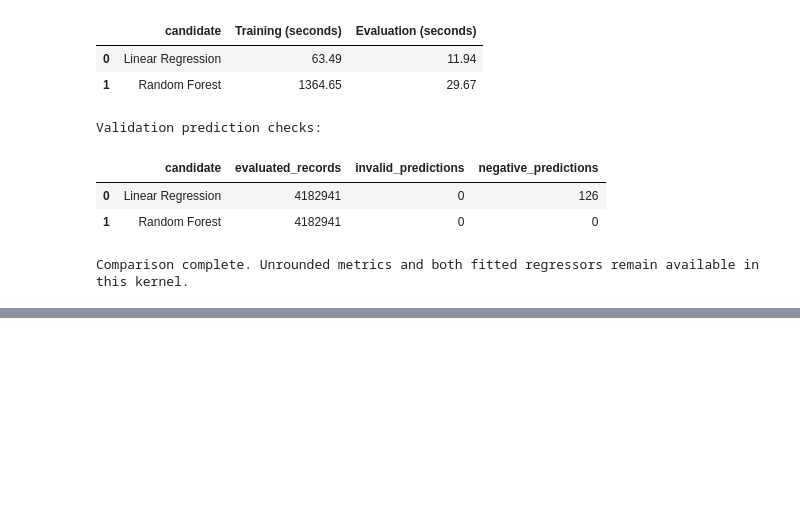
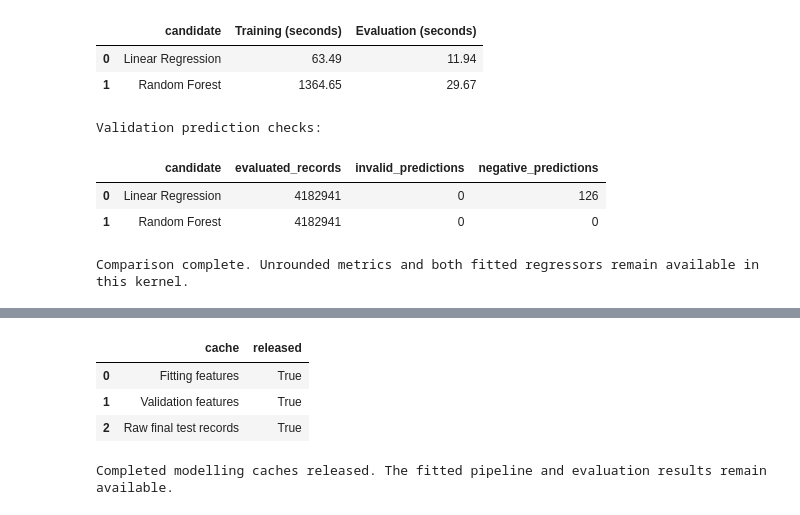
Before and after one commit to hncha9-eng/ITO5202_Ass2_27602966, a Jupyter notebook: assessment2.ipynb, the cells around one changed output, grey strips where cells are left out. Cells and saved outputs as stored; diff of their text form; code cells hidden in the pictures; blank space fills up the shorter version.

```diff
--- a/assessment2.ipynb
+++ b/assessment2.ipynb
@@ -4514,0 +4913,39 @@ generalisation.
+# %%
+assert final_test_result["evaluated_records"] == test_record_count
+assert final_test_result["invalid_predictions"] == 0
+
+cache_cleanup_records = []
+
+for cache_name, cached_df in [
+    ("Fitting features", fit_features_df),
+    ("Validation features", validation_features_df),
+    ("Raw final test records", test_df),
+]:
+    cached_df.unpersist(blocking=True)
+
+    cache_released = (
+        not cached_df.storageLevel.useDisk
+        and not cached_df.storageLevel.useMemory
+    )
+
+    assert cache_released, f"{cache_name}: cache was not released."
+
+    cache_cleanup_records.append(
+        {
+            "cache": cache_name,
+            "released": cache_released,
+        }
+    )
+
+display(pd.DataFrame(cache_cleanup_records))
+
+print(
+    "Completed modelling caches released. "
+    "The fitted pipeline and evaluation results remain available."
+)
+# %% [output]
+|  | cache | released |
+| 0 | Fitting features | True |
+| 1 | Validation features | True |
+| 2 | Raw final test records | True |
+Completed modelling caches released. The fitted pipeline and evaluation results remain available.
```
Also changed, not shown: parts of 42 cells of this notebook, 57 other files.
